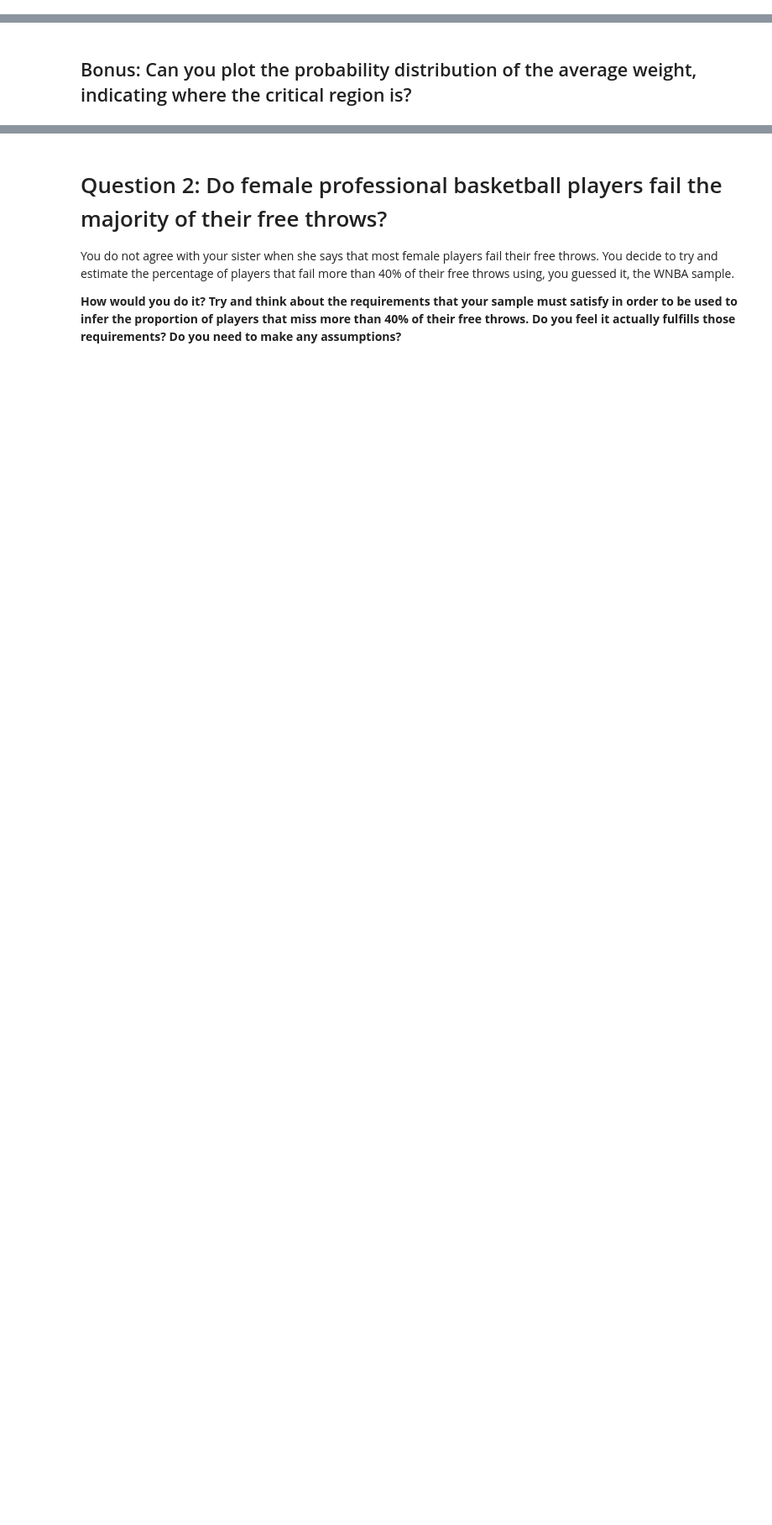
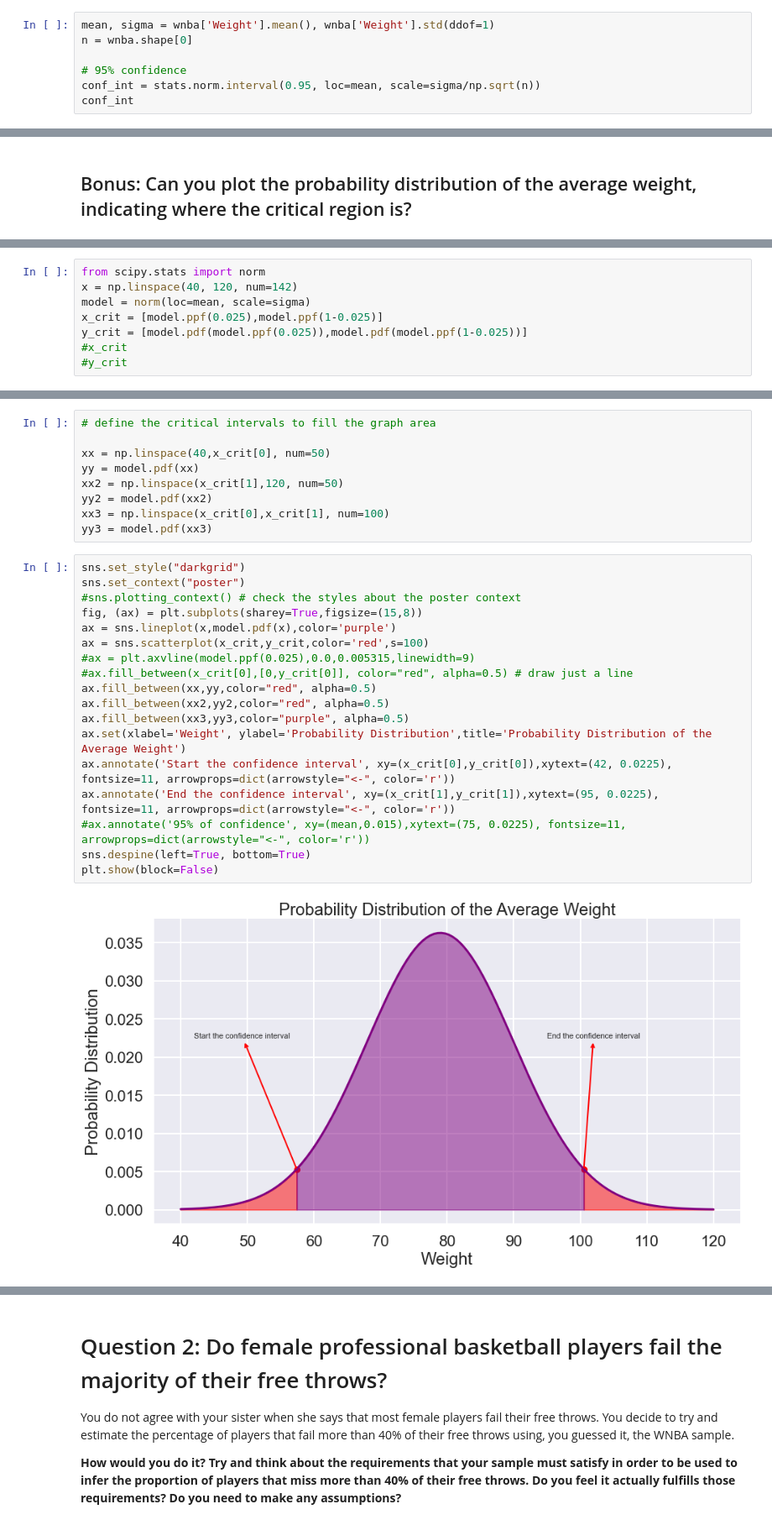
Before and after one commit to ta-data-lis/M2-mini-project2, a Jupyter notebook: your-code/3.-Inferential-Analysis.ipynb, the cells around one changed output, grey strips where cells are left out. Shown at 84% size. Saved outputs shown, nothing was run; the diff lists cells and outputs as text; blank space fills up the shorter version.

```diff
--- a/your-code/3.-Inferential-Analysis.ipynb
+++ b/your-code/3.-Inferential-Analysis.ipynb
@@ -53,0 +53,7 @@ Still, given that we do have *some* data we can **infer** it using a sample of p
+# %%
+mean, sigma = wnba['Weight'].mean(), wnba['Weight'].std(ddof=1)
+n = wnba.shape[0]
+
+# 95% confidence
+conf_int = stats.norm.interval(0.95, loc=mean, scale=sigma/np.sqrt(n))
+conf_int
@@ -65,0 +94,8 @@ Still, given that we do have *some* data we can **infer** it using a sample of p
+# %%
+from scipy.stats import norm
+x = np.linspace(40, 120, num=142)
+model = norm(loc=mean, scale=sigma)
+x_crit = [model.ppf(0.025),model.ppf(1-0.025)]
+y_crit = [model.pdf(model.ppf(0.025)),model.pdf(model.ppf(1-0.025))]
+#x_crit
+#y_crit
@@ -65,0 +109,29 @@ Still, given that we do have *some* data we can **infer** it using a sample of p
+# %%
+# define the critical intervals to fill the graph area
+
+xx = np.linspace(40,x_crit[0], num=50)
+yy = model.pdf(xx)
+xx2 = np.linspace(x_crit[1],120, num=50)
+yy2 = model.pdf(xx2)
+xx3 = np.linspace(x_crit[0],x_crit[1], num=100)
+yy3 = model.pdf(xx3)
+# %%
+sns.set_style("darkgrid")
+sns.set_context("poster")
+#sns.plotting_context() # check the styles about the poster context
+fig, (ax) = plt.subplots(sharey=True,figsize=(15,8))
+ax = sns.lineplot(x,model.pdf(x),color='purple')
+ax = sns.scatterplot(x_crit,y_crit,color='red',s=100)
+#ax = plt.axvline(model.ppf(0.025),0.0,0.005315,linewidth=9)
+#ax.fill_between(x_crit[0],[0,y_crit[0]], color="red", alpha=0.5) # draw just a line
+ax.fill_between(xx,yy,color="red", alpha=0.5)
+ax.fill_between(xx2,yy2,color="red", alpha=0.5)
+ax.fill_between(xx3,yy3,color="purple", alpha=0.5)
+ax.set(xlabel='Weight', ylabel='Probability Distribution',title='Probability Distribution of the Average Weight')
+ax.annotate('Start the confidence interval', xy=(x_crit[0],y_crit[0]),xytext=(42, 0.0225), fontsize=11, arrowprops=dict(arrowstyle="<-", color='r'))
+ax.annotate('End the confidence interval', xy=(x_crit[1],y_crit[1]),xytext=(95, 0.0225), fontsize=11, arrowprops=dict(arrowstyle="<-", color='r'))
+#ax.annotate('95% of confidence', xy=(mean,0.015),xytext=(75, 0.0225), fontsize=11, arrowprops=dict(arrowstyle="<-", color='r'))
+sns.despine(left=True, bottom=True)
+plt.show(block=False)
+# %% [output]
+[figure, added]
```
Also changed, not shown: parts of 29 cells of this notebook.
